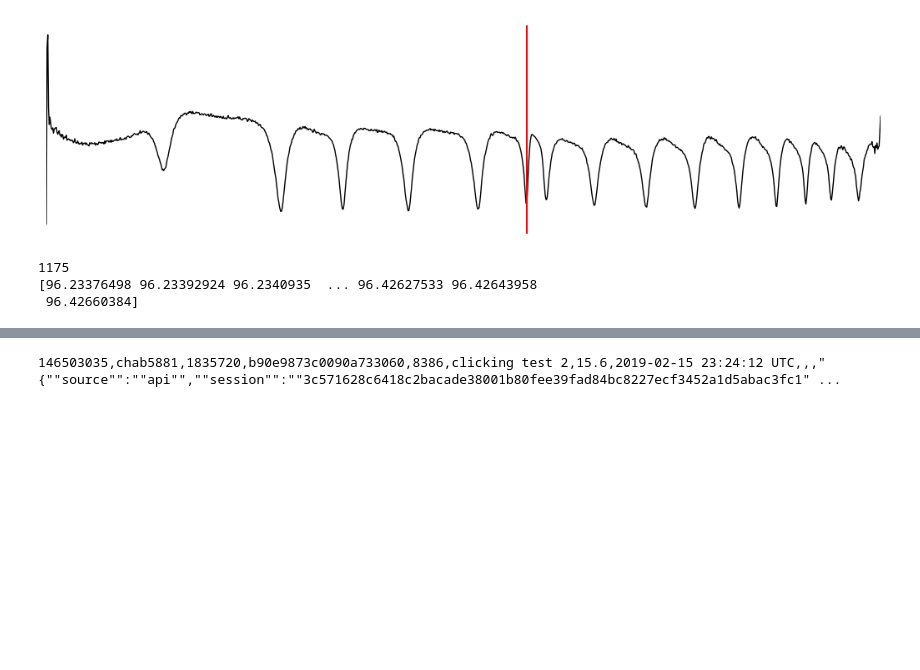
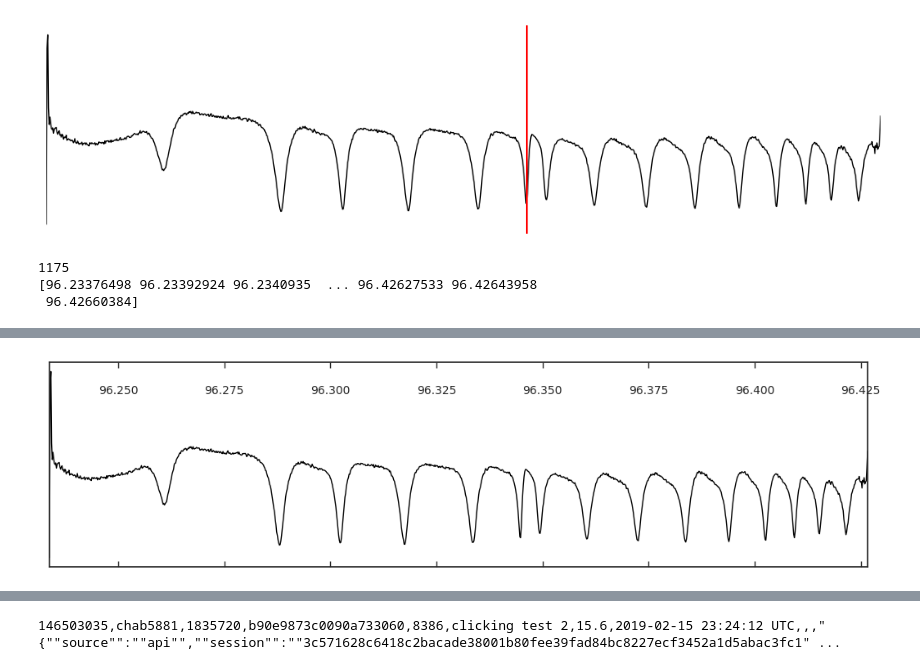
Before and after one commit to chab5881/Saturn_rings, a Jupyter notebook: Image_Production.ipynb, the cells around one changed output, grey strips where cells are left out. Cells and saved outputs as stored; diff of their text form; code cells hidden in the pictures; blank space fills up the shorter version.

Commit message:
Added comments to the image production part of this journal. Also added a data export plotter

```diff
--- a/Image_Production.ipynb
+++ b/Image_Production.ipynb
@@ -110,18 +100,0 @@ from pyciss import plotting
-# %%
-#Gap & Ring Edge - Test Plot - No function - Horizontal - No Show
-#~~~~~~~~~~~~~~~~~~~~~~~~~~~~~~~~~~~~~~~~~~~~~~~~~~~~~~~~~~~~~~~~
-ifs1 = np.nanmedian(data1, axis=1)
-ifs1 = np.nan_to_num(ifs1)
-ifs1[ifs1 < 0] = 0
-
-fig = plt.figure(dpi=100,facecolor='white')
-ax = plt.axes([0,0,1,1])
-fig.set_size_inches(17.99,15.01)
-ax.get_xaxis().set_visible(False)
-ax.get_yaxis().set_visible(False)
-plt.axis('off')
-plt.plot(ifs1, np.linspace(*test1.extent[2:], data1.shape[0]), color='black', lw=1.3)
-plt.xlim([0.015,0.034])
-plt.ylim([135.83300002163,137.3338767189])
-#plt.show()
-plt.close()
@@ -332,0 +175,60 @@ RingCube('N1868840683').shape
+# %%
+#Function for plot saving
+#~~~~~~~~~~~~~~~~~~~~~~~~
+def axplotDisplay(filename, save=True, show=True):
+    #Setting up the data arrays and useful values
+    cube = RingCube(filename)
+    data = cube.img
+    extent_val = cube.extent
+    min_, max_ = np.percentile(data[~np.isnan(data)], (1, 99))
+    #w = data.shape[0] / 100.     #not needed
+    #h = data.shape[1] / 100.     #not needed
+    #lonMin = cube.minlon.value   #not needed
+    #lonMax = cube.maxlon.value   #not needed
+    radMin = cube.minrad.value
+    radMax = cube.maxrad.value
+
+    #Calculating the y-values of the plot (copied from Michael's code)
+    ifs = np.nanmedian(data, axis=1)
+    ifs = np.nan_to_num(ifs)
+    ifs[ifs < 0] = 0
+
+    #Setting up the figure for plotting
+    fig = plt.figure(facecolor='white', dpi=100)   #facecolor must = 'white' for the plot to show up in Zooniverse
+    ax = plt.axes([0,0,1,1])
+    #Fixed figure resolution with 100 dpi: (wxh) = (1000x500 pixels)
+    fig.set_size_inches(10., 2.5)
+    #Set up the interior axis shown
+    ax.tick_params(axis='both',which='major',direction='in',length=5,width=1,labelsize=10,pad=-30,bottom=True,top=True,labeltop=True,labelbottom=False)
+    ax.get_yaxis().set_visible(False)
+    #Plotting the intensity profile of the image produced above
+    plt.plot(np.linspace(*cube.extent[2:], data.shape[0]), ifs, color='black', lw=1)
+    #Setting this strict x limit is necessary for removing white space in the png file
+    plt.xlim([radMin,radMax])
+    #If you want to save the file: Please modify the first part of the string to determine its destination
+    if save == True:
+        plt.savefig(filename+'_plt.png',dpi=100,format='png',bbox_inches='tight',pad_inches=0,frameon=False)
+    else:
+        pass
+    #If you want to display the image in ipython..
+    if show == True:
+        plt.show()
+    else:
+        pass
+    plt.close()
+    return
+
+axplotDisplay('N1467344745',save=False)   #soleton
+#axplotDisplay('N1467345680',save=False)  #soleton
+#axplotDisplay('N1467351049',save=False)  #both sides drop
+#axplotDisplay('N1560312042',save=False)  #good
+#axplotDisplay('N1584974162',save=False)  #OG
+#axplotDisplay('N1595337686',save=False)  #low left side
+#axplotDisplay('N1595338491',save=False)  #good?
+#axplotDisplay('N1597806864',save=False)  #left up, big gap, right drop
+#axplotDisplay('N1625958972',save=False)  #mid gap
+#axplotDisplay('N1654249612',save=False)  #mid gap, right drop
+#axplotDisplay('N1868840683',save=False)  #left gap #DONT
+#axplotDisplay('N1595338008',save=False)  #both     #DONT
+# %% [output]
+[figure, added]
```
Also changed, not shown: parts of 15 cells of this notebook.
